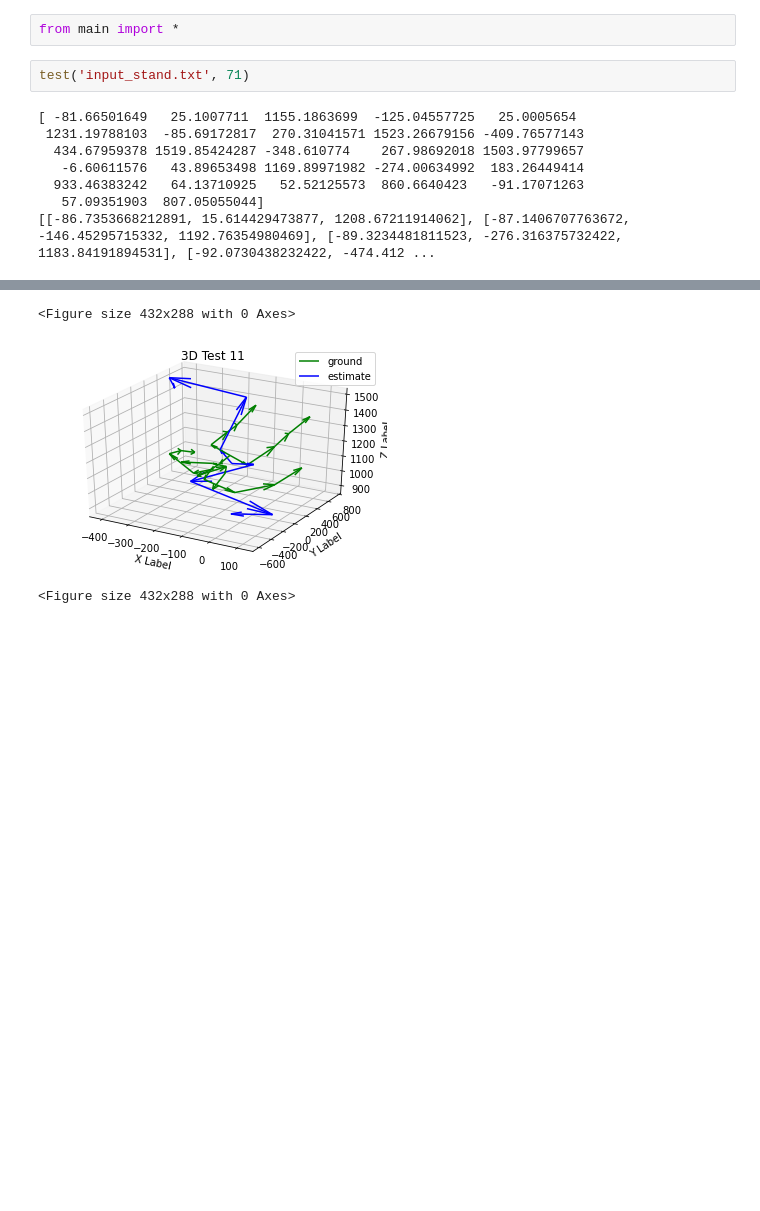
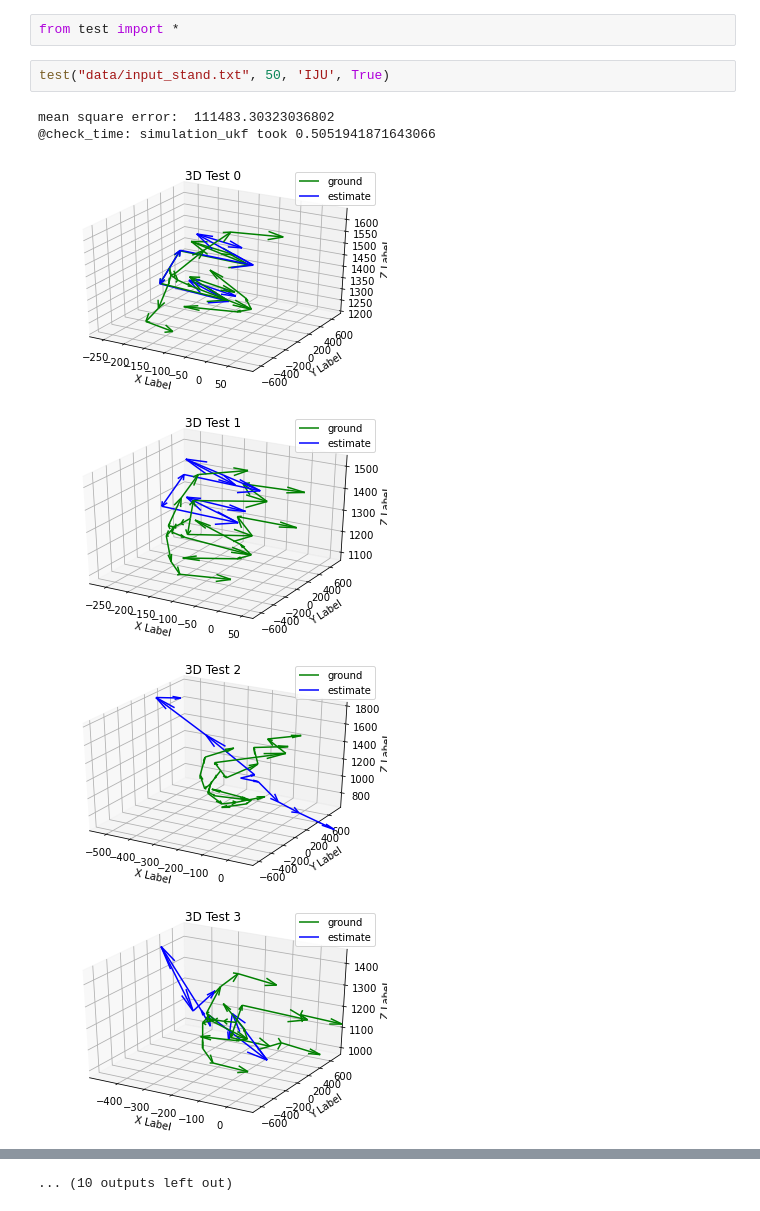
Before and after one commit to fbdp1202/pyukf_kinect_body_tracking, a Jupyter notebook: test_notebook.ipynb, the cells around one changed output, grey strips where cells are left out. Cells and saved outputs as stored; diff of their text form; blank space fills up the shorter version.

```diff
--- a/test_notebook.ipynb
+++ b/test_notebook.ipynb
@@ -1,12 +1,11 @@
 # %%
-from main import *
+from test import *
 # %%
-test('input_stand.txt', 71)
+test("data/input_stand.txt", 50, 'IJU', True)
 # %% [output]
-[ -81.66501649   25.1007711  1155.1863699  -125.04557725   25.0005654
- 1231.19788103  -85.69172817  270.31041571 1523.26679156 -409.76577143
-  434.67959378 1519.85424287 -348.610774    267.98692018 1503.97799657
-   -6.60611576   43.89653498 1169.89971982 -274.00634992  183.26449414
-  933.46383242   64.13710925   52.52125573  860.6640423   -91.17071263
-   57.09351903  807.05055044]
-[[-86.7353668212891, 15.614429473877, 1208.67211914062], [-87.1406707763672, -146.45295715332, 1192.76354980469], [-89.3234481811523, -276.316375732422, 1183.84191894531], [-92.0730438232422, -474.412 ...
+mean square error:  111483.30323036802
+@check_time: simulation_ukf took 0.5051941871643066
+[figure, new version]
+[figure, added]
+[figure, added]
+[figure, added]
@@ -13,3 +19 @@ test('input_stand.txt', 71)
-<Figure size 432x288 with 0 Axes>
+... (10 outputs left out)
-[figure, old version]
-<Figure size 432x288 with 0 Axes>
```
Also changed, not shown: parts of 4 cells of this notebook, 15 other files.
